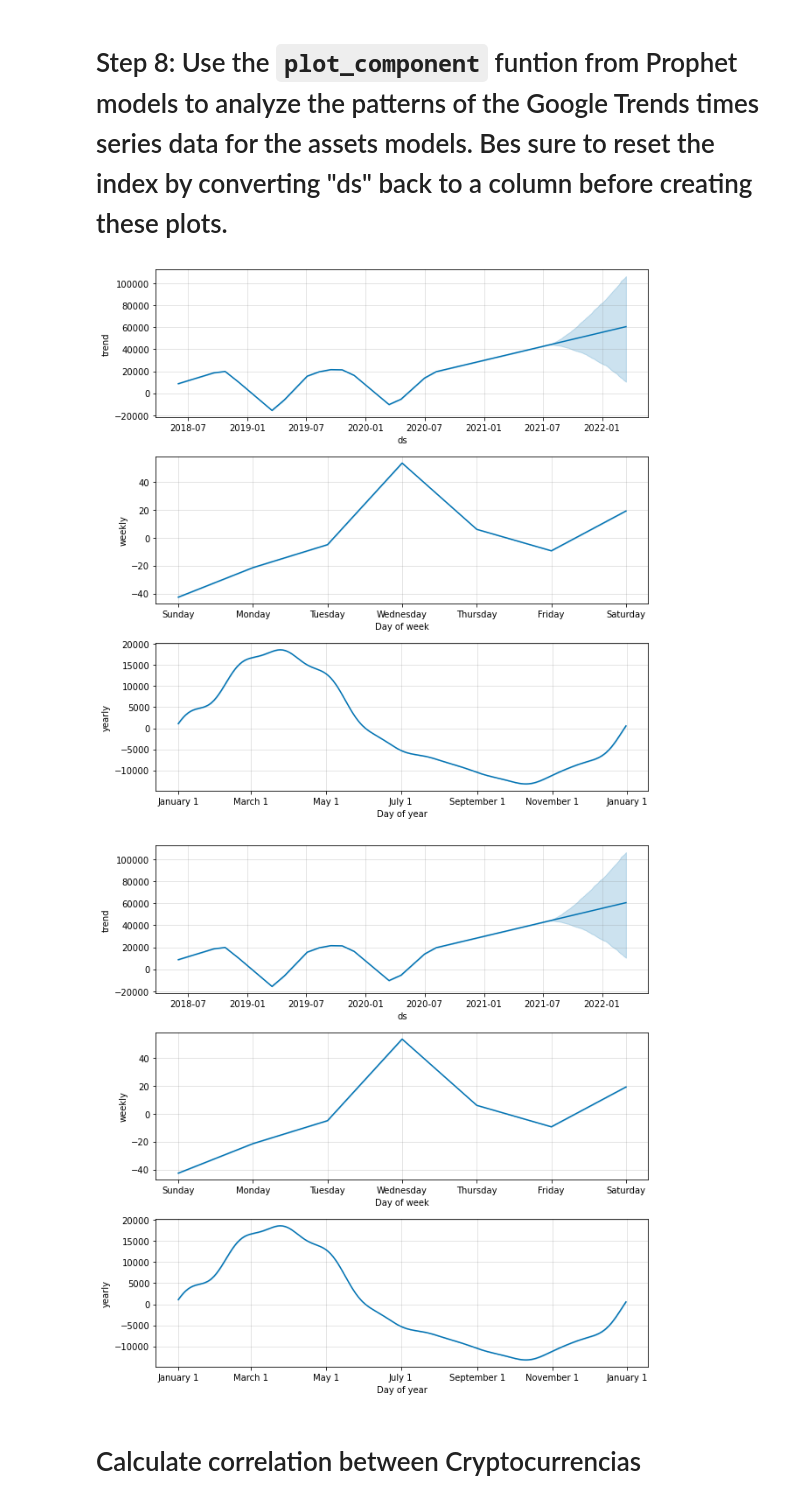
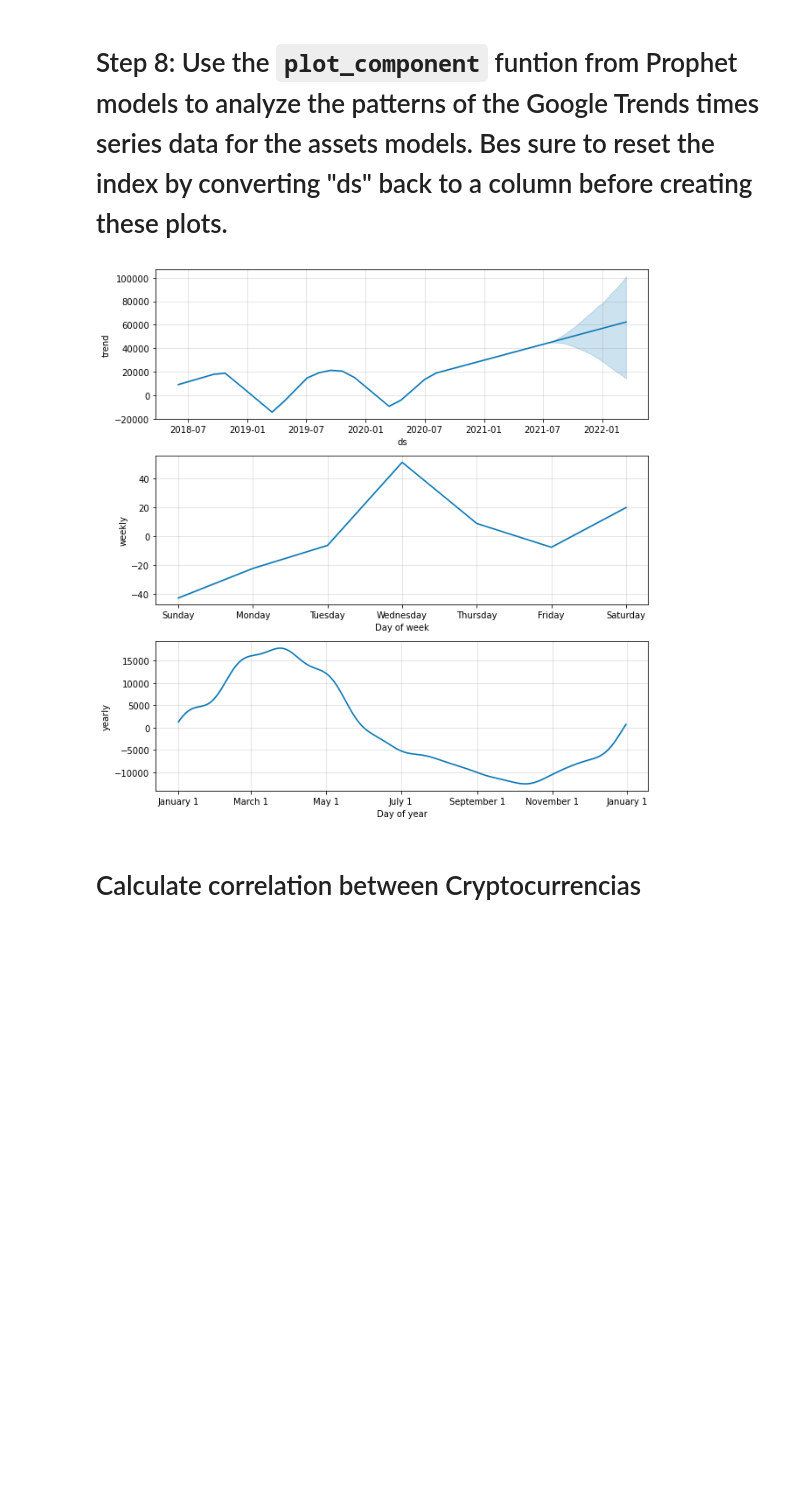
Before and after one commit to talibkateeb/Crypto-Forecast-Trader, a Jupyter notebook: crypto_forecast_trader.ipynb, the cells around one changed output. Saved outputs shown, nothing was run; the diff lists cells and outputs as text; code cells hidden in the pictures; blank space fills up the shorter version.

```diff
--- a/crypto_forecast_trader.ipynb
+++ b/crypto_forecast_trader.ipynb
@@ -430,13 +421,12 @@ forecast_litecoin[['yhat', 'yhat_lower', 'yhat_upper']].iloc[-252:,:].hvplot()
 # %%
 # Reset the index in the forecast_bitcoin DataFrame
 forecast_bitcoin = forecast_bitcoin.reset_index()
 
 # Use the plot_components function to visualize the forexast results
 # for the forecast_bitcoin DataFrame
-model_btc.plot_components(forecast_bitcoin)
+plot_btc_components = model_btc.plot_components(forecast_bitcoin)
 # %% [output]
-[figure, old version]
+[figure, new version]
-[figure, removed]
 # %% [markdown]
 # Calculate correlation between Cryptocurrencias
 # %% [markdown]
```
Also changed, not shown: parts of 14 cells of this notebook, 1 other file.
